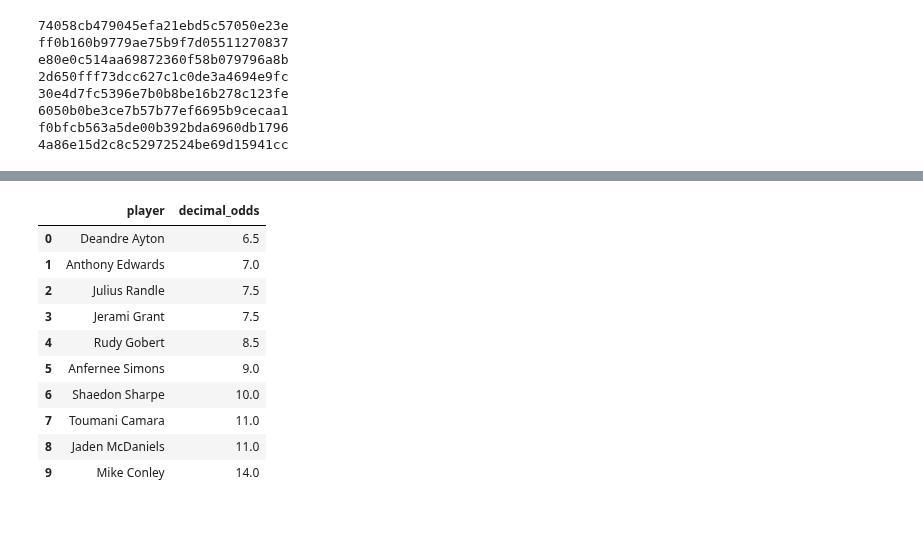
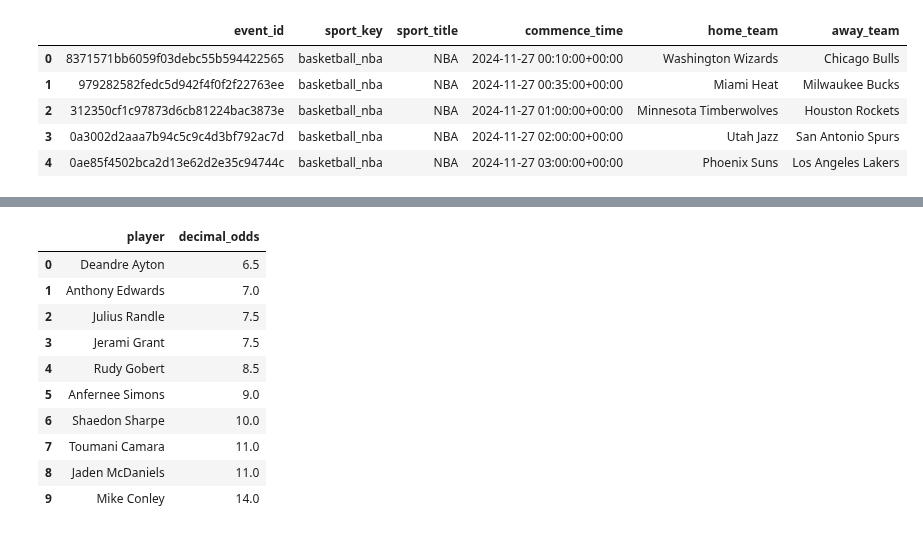
Before and after one commit to martinbog19/LeFirstBasket, a Jupyter notebook: odds.ipynb, the cells around one changed output, grey strips where cells are left out. Saved outputs shown, nothing was run; the diff lists cells and outputs as text; code cells hidden in the pictures.

```diff
--- a/odds.ipynb
+++ b/odds.ipynb
@@ -71,0 +37,2 @@ else:
+# %%
+tmrw_utc = (today + timedelta(days = 1)).astimezone(pytz.utc)
@@ -72,8 +43,4 @@ else:
 # %%
-eventId = 'e3520db55ef2d7e8de8e2ed204a544c8'
-
-odds_response = requests.get(f'https://api.the-odds-api.com/v4/sports/basketball_nba/events/{eventId}/odds', params = {
-    'api_key': api_key,
-    'regions': 'us',
-   'markets': 'player_first_basket',
-   'oddsFormat': 'decimal'})
+events_response = requests.get(f'https://api.the-odds-api.com/v4/sports/basketball_nba/events',
+                               params = {'apiKey': api_key,
+                                         'commenceTimeTo': tmrw_utc.strftime('%Y-%m-%dT%H:%M:%SZ')})
@@ -113,7 +47,3 @@ data[0]['home_team'], data[0]['away_team'], data[0]['commence_time']
-# %%
-events_response = requests.get(f'https://api.the-odds-api.com/v4/sports/basketball_nba/events',
-                               params = {'apiKey': api_key})
-                                    #     'commenceTimeTo': '2024-11-08T12:00:00Z'})
 # %%
-games = pd.DataFrame(events_response.json())
-games['commence_time'] = pd.to_datetime(games['commence_time'])
+odds = pd.DataFrame(events_response.json()).rename(columns = {'id': 'event_id'})
+odds['commence_time'] = pd.to_datetime(odds['commence_time'])
@@ -133,12 +50,10 @@ games
-# %%
-for eventId in games['id'] :
-    print(eventId)
-# %% [output]
-74058cb479045efa21ebd5c57050e23e
-ff0b160b9779ae75b9f7d05511270837
-e80e0c514aa69872360f58b079796a8b
-2d650fff73dcc627c1c0de3a4694e9fc
-30e4d7fc5396e7b0b8be16b278c123fe
-6050b0be3ce7b57b77ef6695b9cecaa1
-f0bfcb563a5de00b392bda6960db1796
-4a86e15d2c8c52972524be69d15941cc
+# %%
+odds = odds.head(5)
+odds
+# %% [output]
+|  | event_id | sport_key | sport_title | commence_time | home_team | away_team |
+| 0 | 8371571bb6059f03debc55b594422565 | basketball_nba | NBA | 2024-11-27 00:10:00+00:00 | Washington Wizards | Chicago Bulls |
+| 1 | 979282582fedc5d942f4f0f2f22763ee | basketball_nba | NBA | 2024-11-27 00:35:00+00:00 | Miami Heat | Milwaukee Bucks |
+| 2 | 312350cf1c97873d6cb81224bac3873e | basketball_nba | NBA | 2024-11-27 01:00:00+00:00 | Minnesota Timberwolves | Houston Rockets |
+| 3 | 0a3002d2aaa7b94c5c9c4d3bf792ac7d | basketball_nba | NBA | 2024-11-27 02:00:00+00:00 | Utah Jazz | San Antonio Spurs |
+| 4 | 0ae85f4502bca2d13e62d2e35c94744c | basketball_nba | NBA | 2024-11-27 03:00:00+00:00 | Phoenix Suns | Los Angeles Lakers |
```
Also changed, not shown: parts of 23 cells of this notebook, 2 other files.
